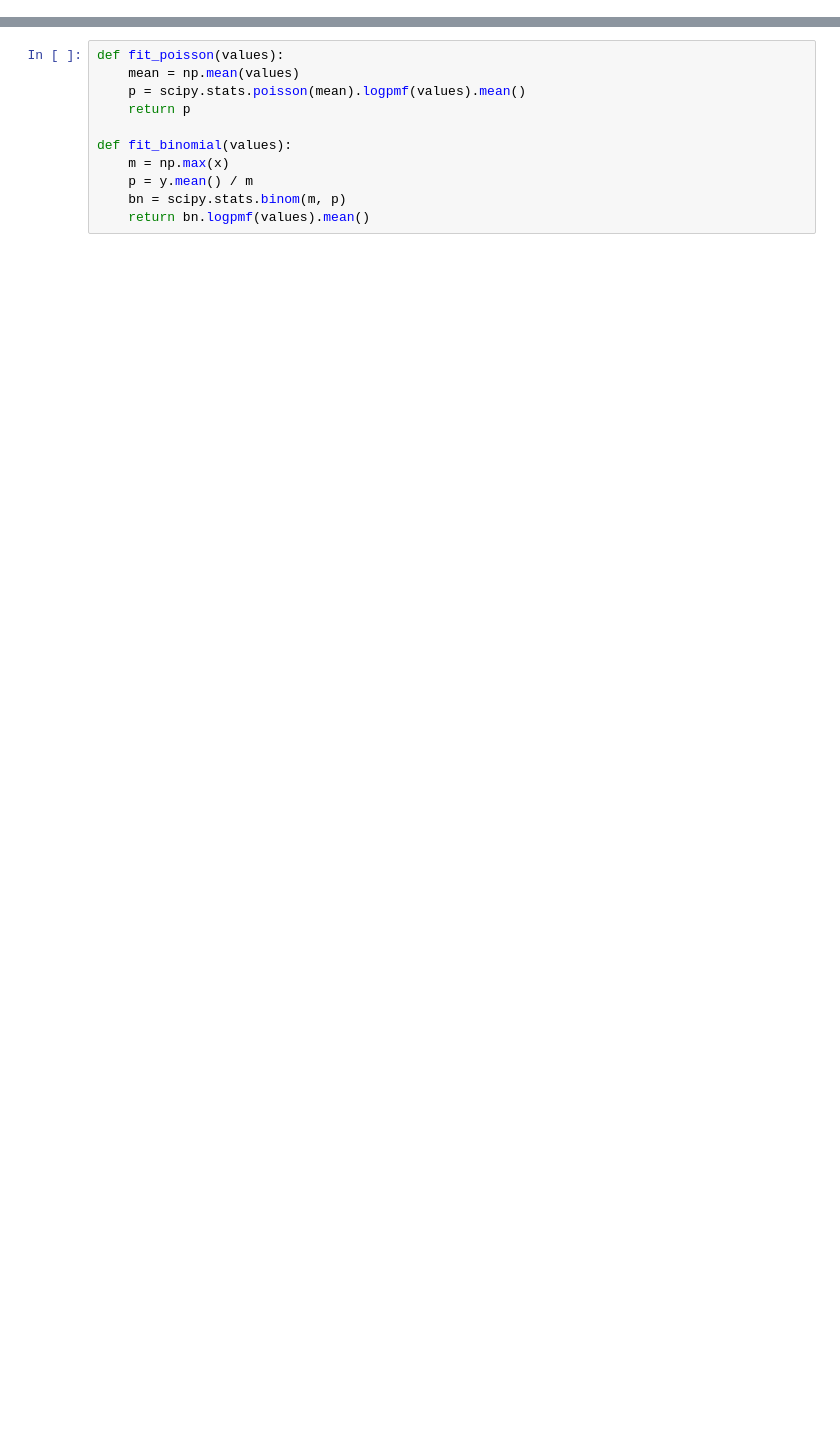
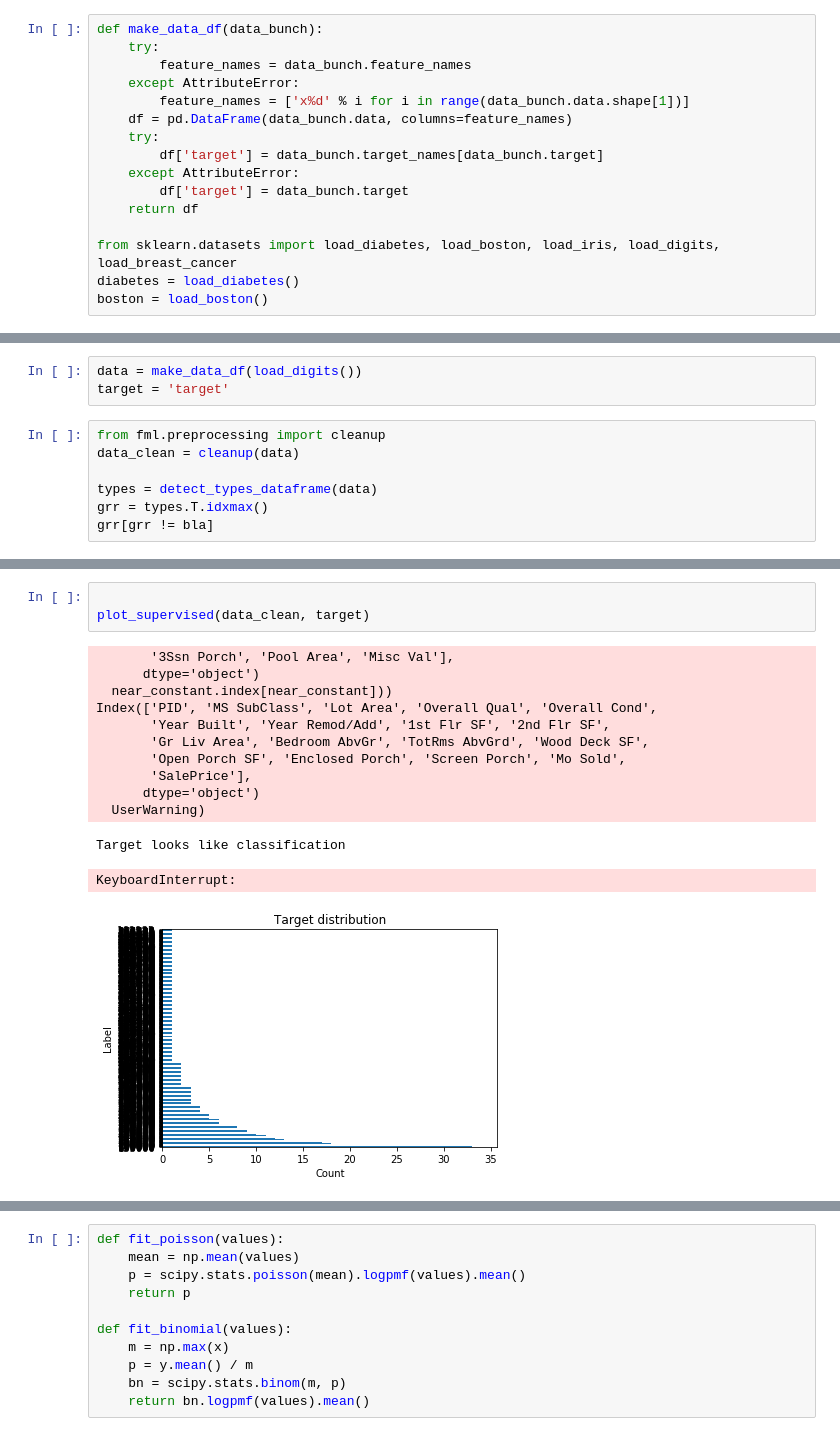
Before and after one commit to dabl/dabl, a Jupyter notebook: testing.ipynb, the cells around one changed output, grey strips where cells are left out. Cells and saved outputs as stored; diff of their text form; blank space fills up the shorter version.

```diff
--- a/testing.ipynb
+++ b/testing.ipynb
@@ -268,0 +64,16 @@ Index(['Order', 'PID', 'MS SubClass', 'MS Zoning', 'Lot Frontage', 'Lot Area',
+# %%
+def make_data_df(data_bunch):
+    try:
+        feature_names = data_bunch.feature_names
+    except AttributeError:
+        feature_names = ['x%d' % i for i in range(data_bunch.data.shape[1])]
+    df = pd.DataFrame(data_bunch.data, columns=feature_names)
+    try:
+        df['target'] = data_bunch.target_names[data_bunch.target]
+    except AttributeError:
+        df['target'] = data_bunch.target
+    return df
+
+from sklearn.datasets import load_diabetes, load_boston, load_iris, load_digits, load_breast_cancer
+diabetes = load_diabetes()
+boston = load_boston()
@@ -268,0 +88,10 @@ Index(['Order', 'PID', 'MS SubClass', 'MS Zoning', 'Lot Frontage', 'Lot Area',
+# %%
+data = make_data_df(load_digits())
+target = 'target'
+# %%
+from fml.preprocessing import cleanup
+data_clean = cleanup(data)
+
+types = detect_types_dataframe(data)
+grr = types.T.idxmax()
+grr[grr != bla]
@@ -268,0 +116,17 @@ Index(['Order', 'PID', 'MS SubClass', 'MS Zoning', 'Lot Frontage', 'Lot Area',
+# %%
+
+plot_supervised(data_clean, target)
+# %% [output]
+       '3Ssn Porch', 'Pool Area', 'Misc Val'],
+      dtype='object')
+  near_constant.index[near_constant]))
+Index(['PID', 'MS SubClass', 'Lot Area', 'Overall Qual', 'Overall Cond',
+       'Year Built', 'Year Remod/Add', '1st Flr SF', '2nd Flr SF',
+       'Gr Liv Area', 'Bedroom AbvGr', 'TotRms AbvGrd', 'Wood Deck SF',
+       'Open Porch SF', 'Enclosed Porch', 'Screen Porch', 'Mo Sold',
+       'SalePrice'],
+      dtype='object')
+  UserWarning)
+Target looks like classification
+KeyboardInterrupt:
+[figure, added]
```
Also changed, not shown: parts of 86 cells of this notebook, 3 other files.
